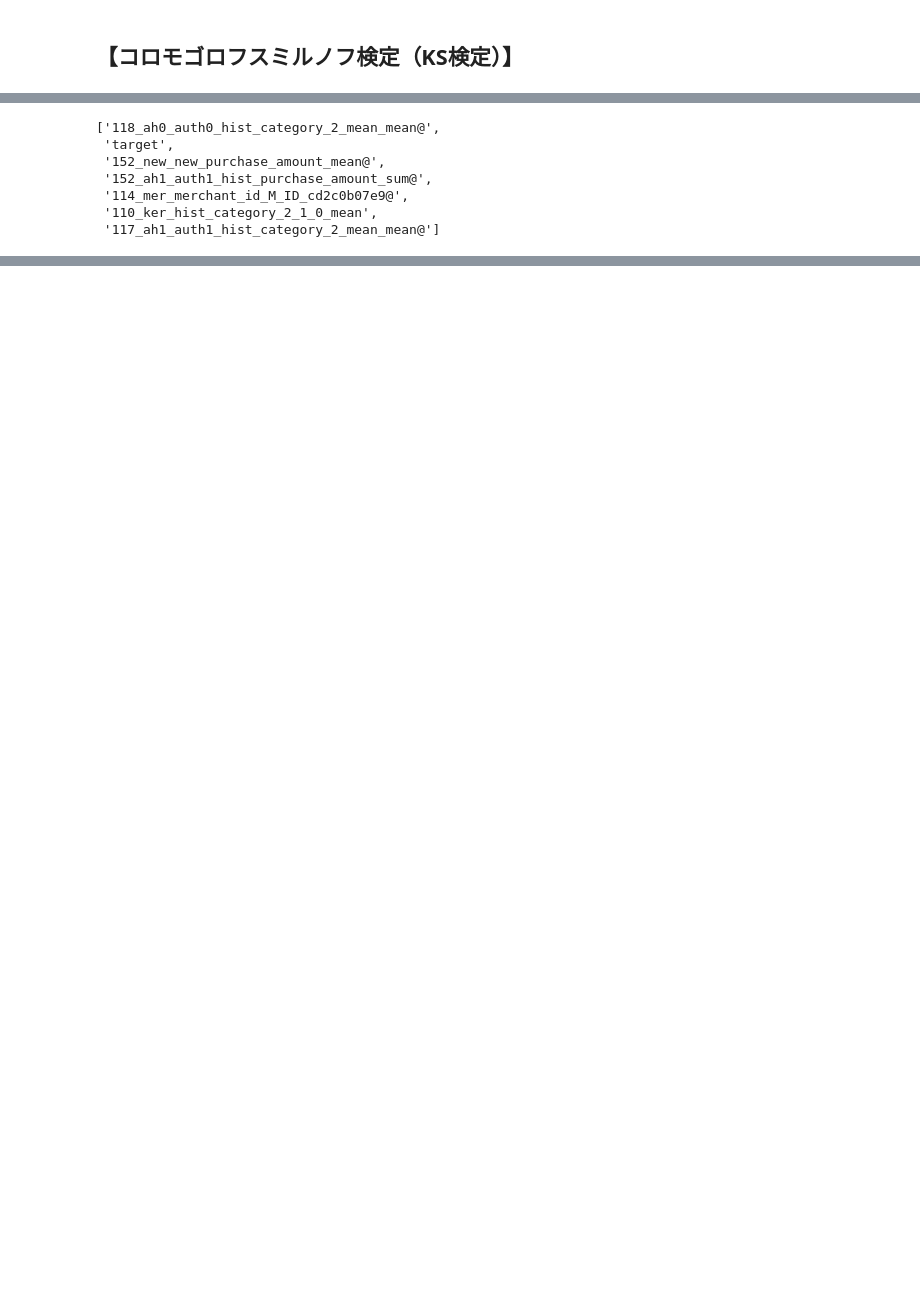
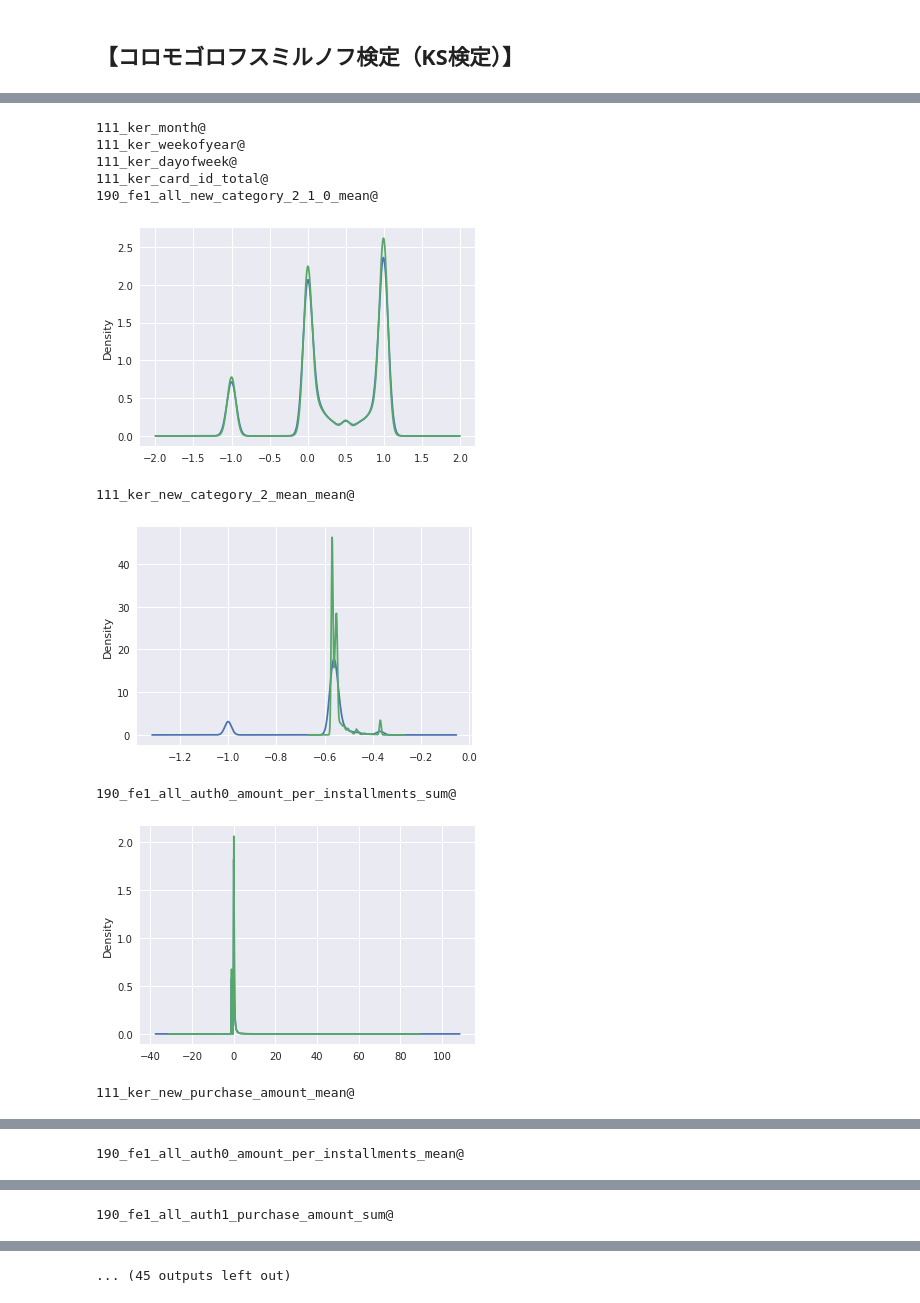
Before and after one commit to Chestnut1999/Elo-Recommendation-23place, a Jupyter notebook: jpy/164_elo_ks_validation.ipynb, the cells around one changed output, grey strips where cells are left out. Saved outputs shown, nothing was run; the diff lists cells and outputs as text; code cells hidden in the pictures; blank space fills up the shorter version.

```diff
--- a/jpy/164_elo_ks_validation.ipynb
+++ b/jpy/164_elo_ks_validation.ipynb
@@ -53,13 +48,23 @@ test = pd.concat([base_test, test], axis=1)
 # %%
-# from scipy.stats import ks_2samp
-# list_p_value =[]
+from scipy.stats import ks_2samp
+from joblib import Parallel, delayed
+list_p_value =[]
 
-# for col in tqdm(train.columns):
-#     list_p_value.append(ks_2samp(test[col] , train[col])[1])
+for col in tqdm(df.columns):
+    list_p_value.append(ks_2samp(test[col] , train[col])[1])
 
-se_p = pd.Series(list_p_value, index = train.columns).sort_values()
+se_p = pd.Series(list_p_value, index = df.columns).sort_values()
 # list_discarded = list(se_p[se_p < .1].index)
 list_discarded = list(se_p[se_p < .3].index)
 list_discarded = list(set( list_discarded))
-se_p[se_p < .3]
+min_03 = se_p[se_p < .3]
+print(min_03)
+# list_p_value
+
+# for col in min_03.index:
+#     print(test[col].head())
+# for col in df.columns:
+#     no_null_cnt = test[col].dropna().shape[0]
+#     if no_null_cnt<10:
+#         print(col)
 # %% [output]
@@ -83,10 +88,26 @@ dtype: float64
-# %%
-list_discarded
-# %% [output]
-['118_ah0_auth0_hist_category_2_mean_mean@',
- 'target',
- '152_new_new_purchase_amount_mean@',
- '152_ah1_auth1_hist_purchase_amount_sum@',
- '114_mer_merchant_id_M_ID_cd2c0b07e9@',
- '110_ker_hist_category_2_1_0_mean',
- '117_ah1_auth1_hist_category_2_mean_mean@']
+# %%
+import matplotlib.pyplot as plt
+%matplotlib inline
+import seaborn as sns
+sns.set()
+
+for col in min_03.index:
+    print(col)
+    tmp = test[col].fillna(-1)
+    if tmp.value_counts().shape[0]==1:
+        continue
+    tmp.plot(kind='kde')
+    train[col].plot(kind='kde')
+    plt.show()
+# %% [output]
+111_ker_month@
+111_ker_weekofyear@
+111_ker_dayofweek@
+111_ker_card_id_total@
+190_fe1_all_new_category_2_1_0_mean@
+[figure, added]
+111_ker_new_category_2_mean_mean@
+[figure, added]
+190_fe1_all_auth0_amount_per_installments_sum@
+[figure, added]
+111_ker_new_purchase_amount_mean@
@@ -92,0 +115 @@ list_discarded
+190_fe1_all_auth0_amount_per_installments_mean@
@@ -92,0 +117 @@ list_discarded
+190_fe1_all_auth1_purchase_amount_sum@
@@ -93,3 +119,4 @@ list_discarded
+... (45 outputs left out)
 # %%
 import shutil
 import re
```
Also changed, not shown: parts of 3 cells of this notebook, 37 other files.
